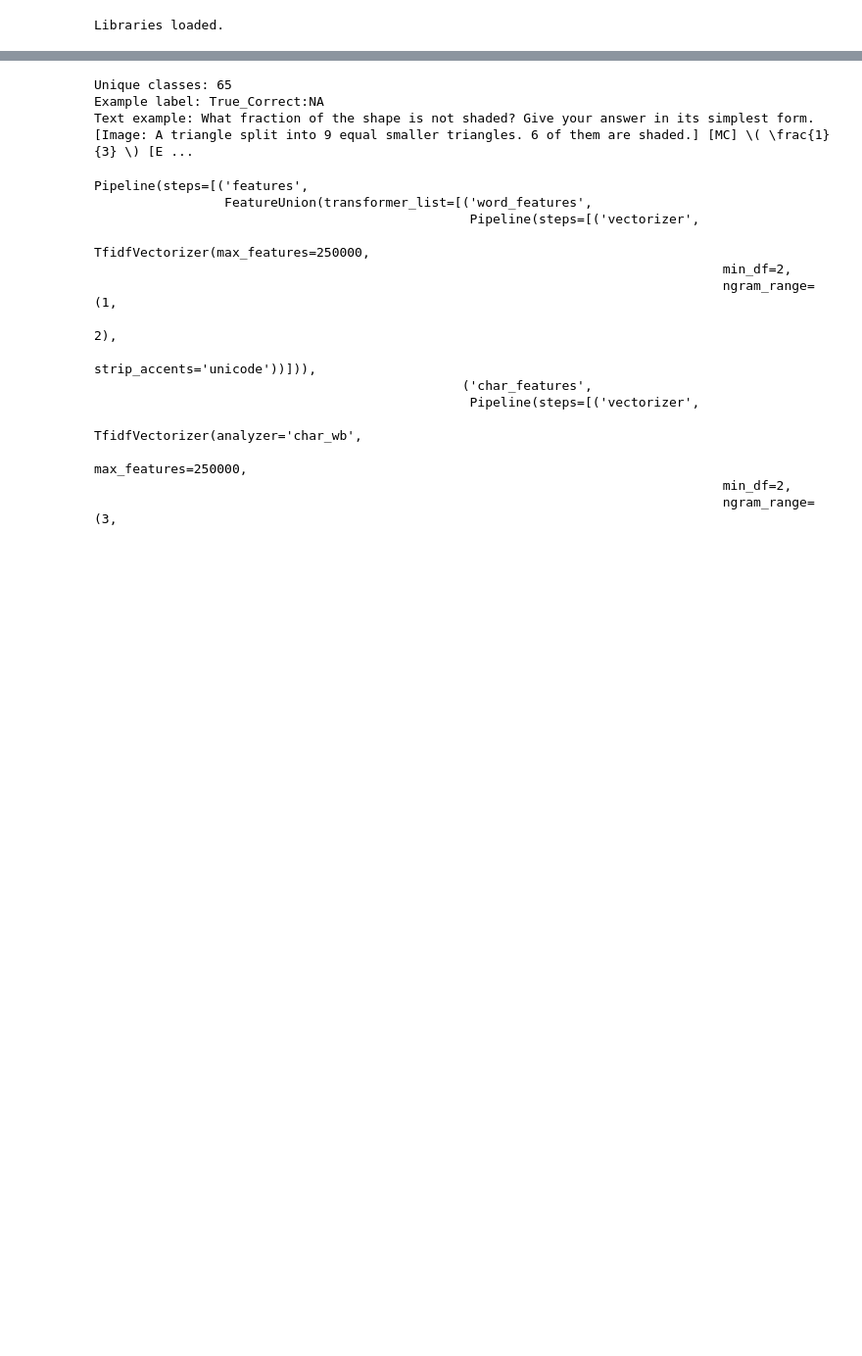
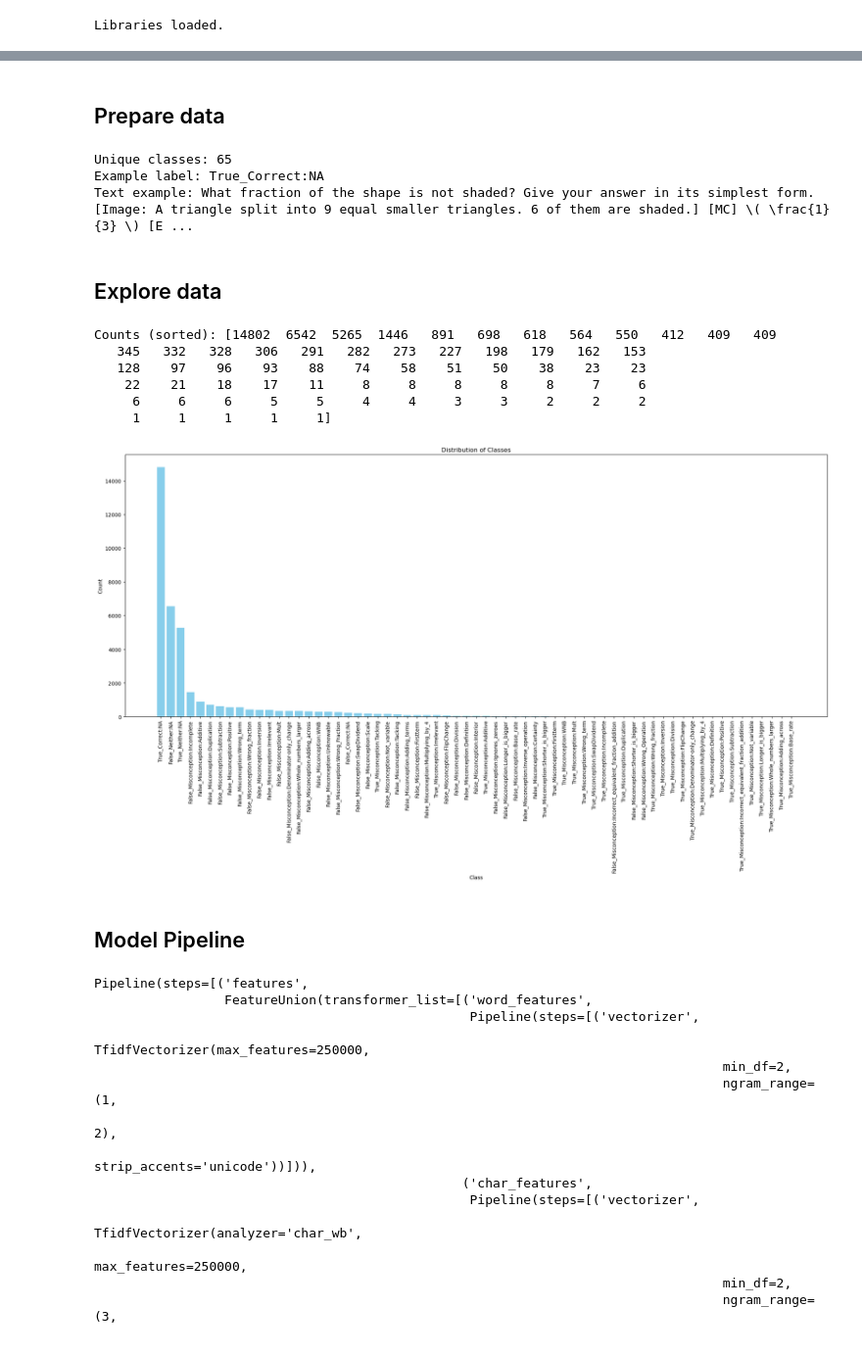
Before and after one commit to MartinRajniak/map-charting-student-math-misunderstandings, a Jupyter notebook: map-charting-student-math-misunderstandings.ipynb, the cells around one changed output, grey strips where cells are left out. Shown at 98% size. Cells and saved outputs as stored; diff of their text form; code cells hidden in the pictures; blank space fills up the shorter version.

```diff
--- a/map-charting-student-math-misunderstandings.ipynb
+++ b/map-charting-student-math-misunderstandings.ipynb
@@ -72,4 +77,6 @@ train.head(2)
 |  | row_id | QuestionId | QuestionText | MC_Answer | StudentExplanation | Category | Misconception |
 | 0 | 0 | 31772 | What fraction of the shape is not... | \( \frac{1}{3} \) | 0ne third is equal to tree nineth | True_Correct | NaN |
 | 1 | 1 | 31772 | What fraction of the shape is not... | \( \frac{1}{3} \) | 1 / 3 because 6 over 9 is 2 third... | True_Correct | NaN |
+# %% [markdown]
+## Prepare data
 # %%
@@ -99,5 +105,36 @@ print('Text example:', X_text.iloc[0][:300])
 Unique classes: 65
 Example label: True_Correct:NA
 Text example: What fraction of the shape is not shaded? Give your answer in its simplest form. [Image: A triangle split into 9 equal smaller triangles. 6 of them are shaded.] [MC] \( \frac{1}{3} \) [E ...
+# %% [markdown]
+## Explore data
+# %%
+# Find the unique classes and their counts
+classes, counts = np.unique(y, return_counts=True)
+
+# Sort the counts and classes in descending order
+sorted_indices = np.argsort(counts)[::-1]
+sorted_classes = classes[sorted_indices]
+sorted_counts = counts[sorted_indices]
+
+# Create a bar chart for visualization
+plt.figure(figsize=(20, 12))
+plt.bar(sorted_classes.astype(str), sorted_counts, color="skyblue")
+plt.title("Distribution of Classes")
+plt.xlabel("Class")
+plt.ylabel("Count")
+plt.xticks(rotation=90)
+plt.tight_layout()
+
+print("Counts (sorted):", sorted_counts)
+# %% [output]
+Counts (sorted): [14802  6542  5265  1446   891   698   618   564   550   412   409   409
+   345   332   328   306   291   282   273   227   198   179   162   153
+   128    97    96    93    88    74    58    51    50    38    23    23
+    22    21    18    17    11     8     8     8     8     8     7     6
+     6     6     6     5     5     4     4     3     3     2     2     2
+     1     1     1     1     1]
+[figure, added]
+# %% [markdown]
+## Model Pipeline
 # %%
 # A simple but strong baseline:
```
Also changed, not shown: parts of 17 cells of this notebook, 1 other file.
